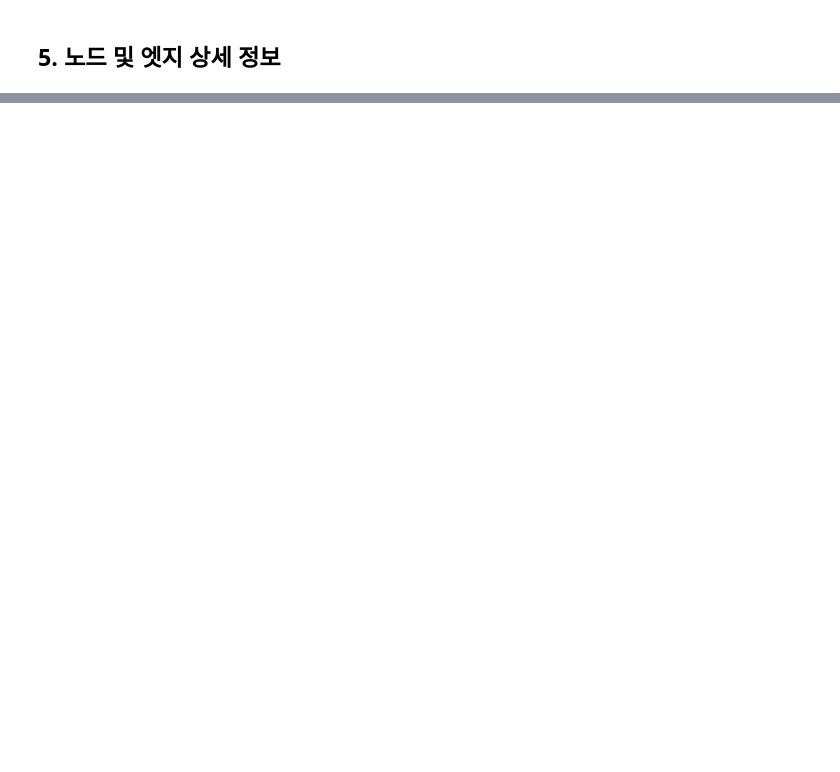
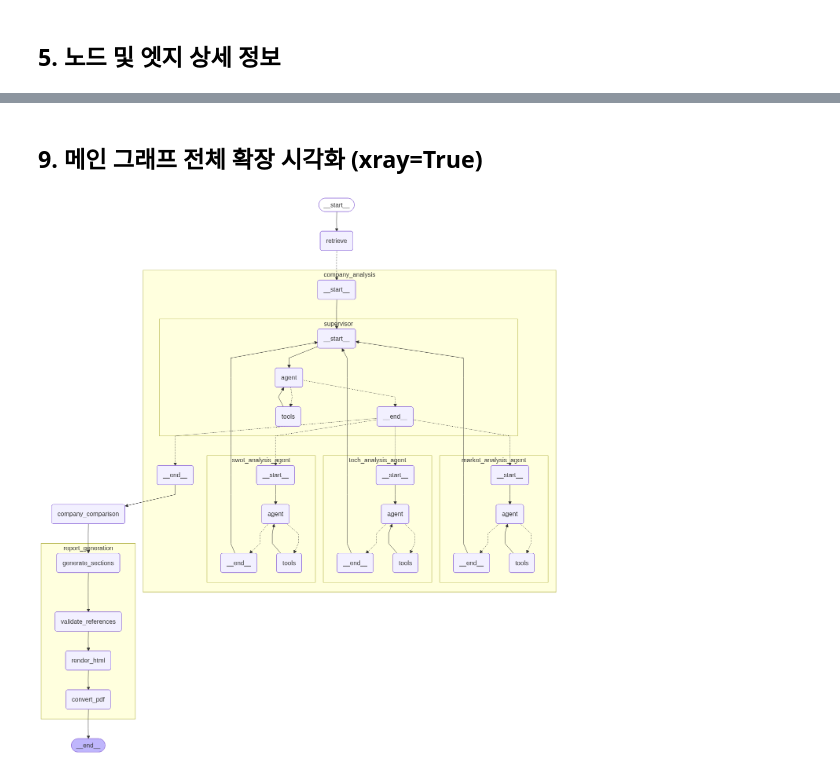
Before and after one commit to sisoin/solo-agent, a Jupyter notebook: battery_market_agent/graph_visualize.ipynb, the cells around one changed output, grey strips where cells are left out. Drawn from its saved outputs; the diff is of its cells as text; code cells hidden in the pictures; blank space fills up the shorter version.

```diff
--- a/battery_market_agent/graph_visualize.ipynb
+++ b/battery_market_agent/graph_visualize.ipynb
@@ -55,0 +205,6 @@ for edge in g.edges:
+# %% [markdown]
+## 9. 메인 그래프 전체 확장 시각화 (xray=True)
+# %%
+display(Image(graph.get_graph(xray=True).draw_mermaid_png()))
+# %% [output]
+[figure, added]
```
Also changed, not shown: parts of 13 cells of this notebook, 3 other files.
